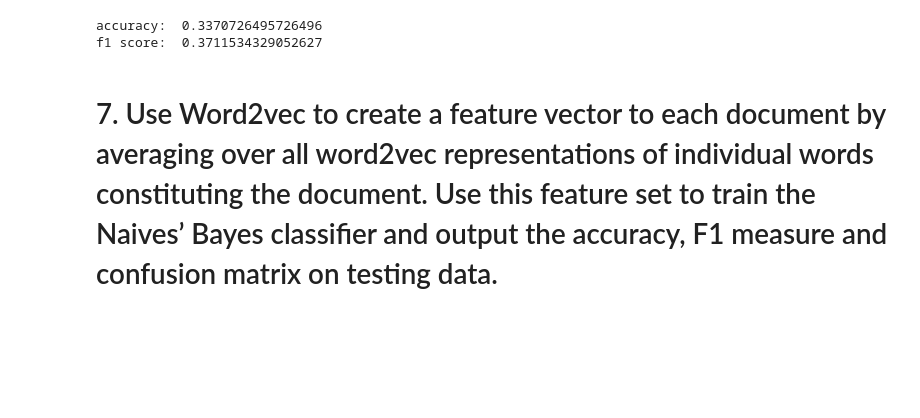
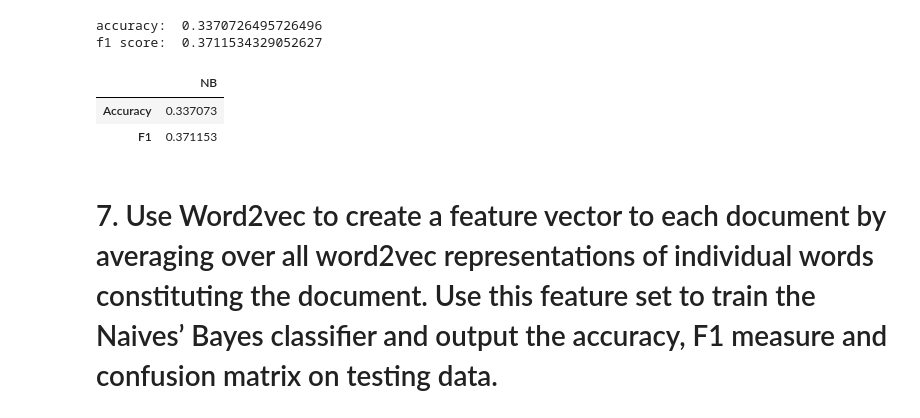
Before and after one commit to JoonasAN/NLP-and-Text-Mining-Project, a Jupyter notebook: project.ipynb, the cells around one changed output. Drawn from its saved outputs; the diff is of its cells as text; code cells hidden in the pictures; blank space fills up the shorter version.

Commit message:
Made tables

```diff
--- a/project.ipynb
+++ b/project.ipynb
@@ -755,6 +755,13 @@ tfidf_accuracy, tfidf_f1 = nb_classifier(tfidf_feature_train, tfidf_feature_test
 # %% [output]
 accuracy:  0.3370726495726496
 f1 score:  0.3711534329052627
+# %%
+tfidf_df = pd.DataFrame([tfidf_accuracy, tfidf_f1] ,index=["Accuracy", "F1"], columns=["NB"])
+tfidf_df
+# %% [output]
+|  | NB |
+| Accuracy | 0.337073 |
+| F1 | 0.371153 |
 # %% [markdown]
 # 7. Use Word2vec to create a feature vector to each document by averaging over all word2vec representations of individual words constituting the document. Use this feature set to train the Naives’ Bayes classifier and output the accuracy, F1 measure and confusion matrix on testing data.
 # %% [markdown]
```
Also changed, not shown: parts of 15 cells of this notebook.
